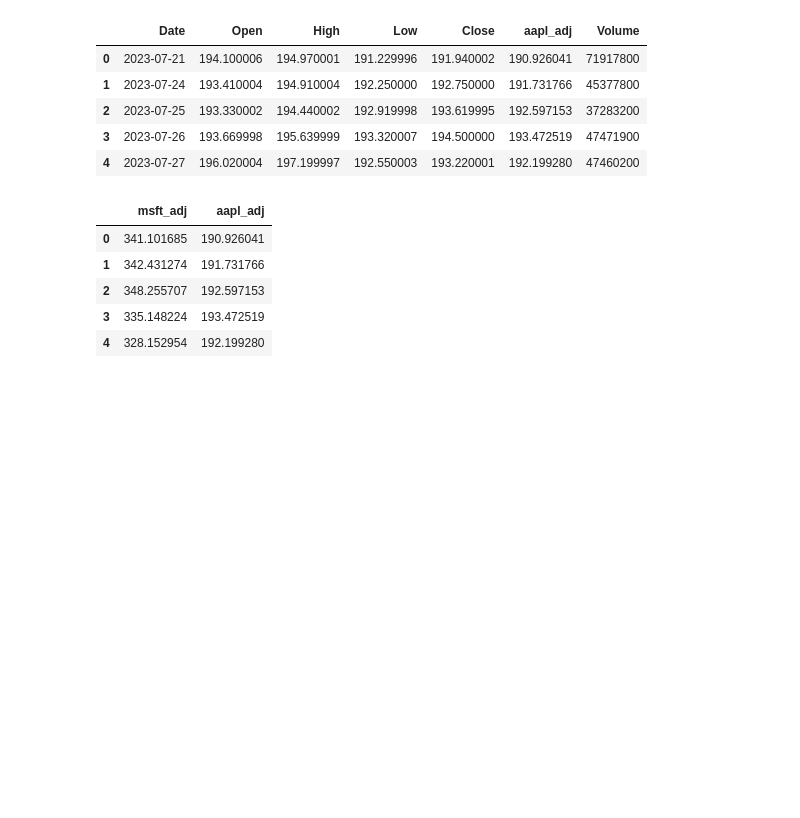
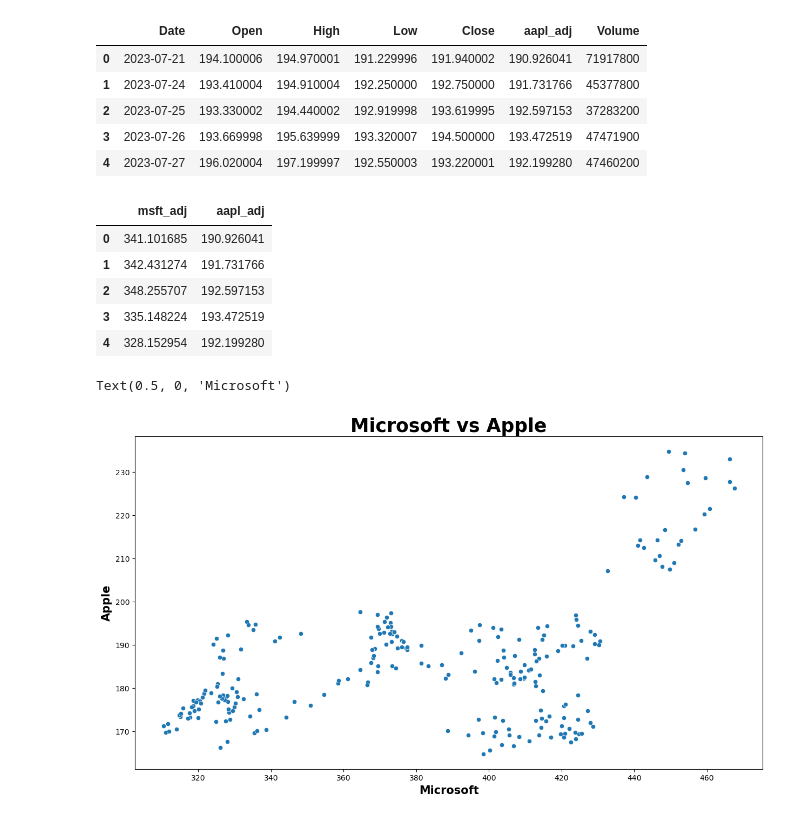
Before and after one commit to MWPerrineJr/DataPrep, a Jupyter notebook: Week 9-10 Assignment.ipynb, the cells around one changed output. Saved outputs shown, nothing was run; the diff lists cells and outputs as text; code cells hidden in the pictures; blank space fills up the shorter version.

```diff
--- a/Week 9-10 Assignment.ipynb
+++ b/Week 9-10 Assignment.ipynb
@@ -304,3 +372,12 @@ subset.head()
 | 2 | 348.255707 | 192.597153 |
 | 3 | 335.148224 | 193.472519 |
 | 4 | 328.152954 | 192.199280 |
+# %%
+plt.figure(figsize=(15,8))
+sns.scatterplot(subset, x = 'msft_adj', y = 'aapl_adj')
+plt.title('Microsoft vs Apple', fontsize= 25, weight = 'bold')
+plt.ylabel('Apple', fontsize= 15, weight = 'bold')
+plt.xlabel('Microsoft', fontsize= 15, weight = 'bold')
+# %% [output]
+Text(0.5, 0, 'Microsoft')
+[figure, added]
```
Also changed, not shown: parts of 13 cells of this notebook.
